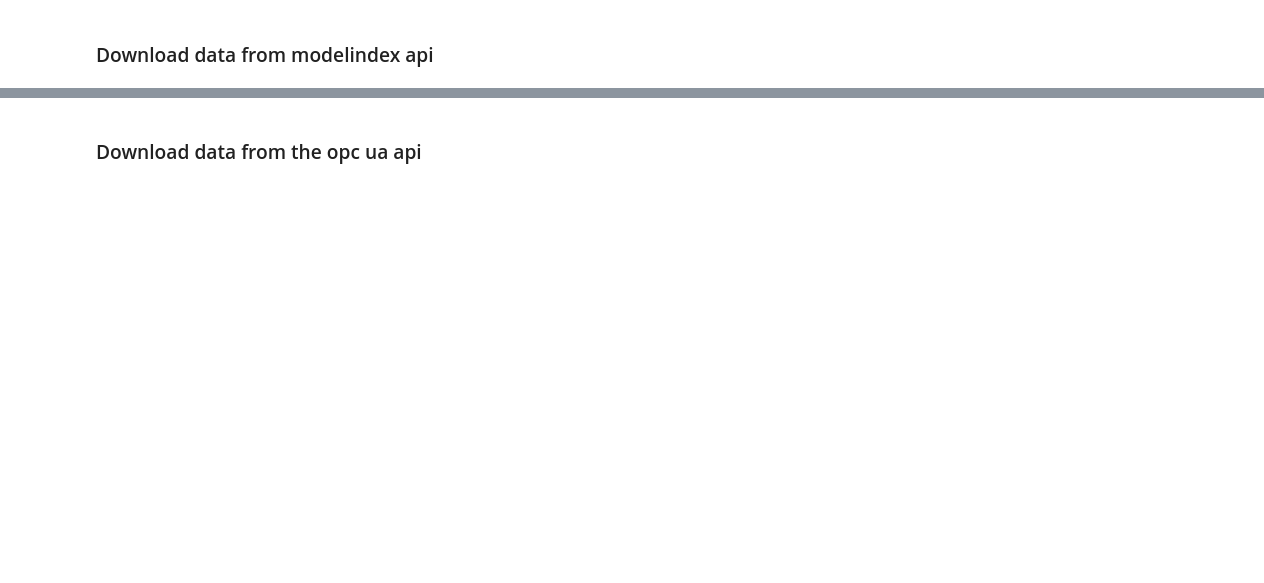
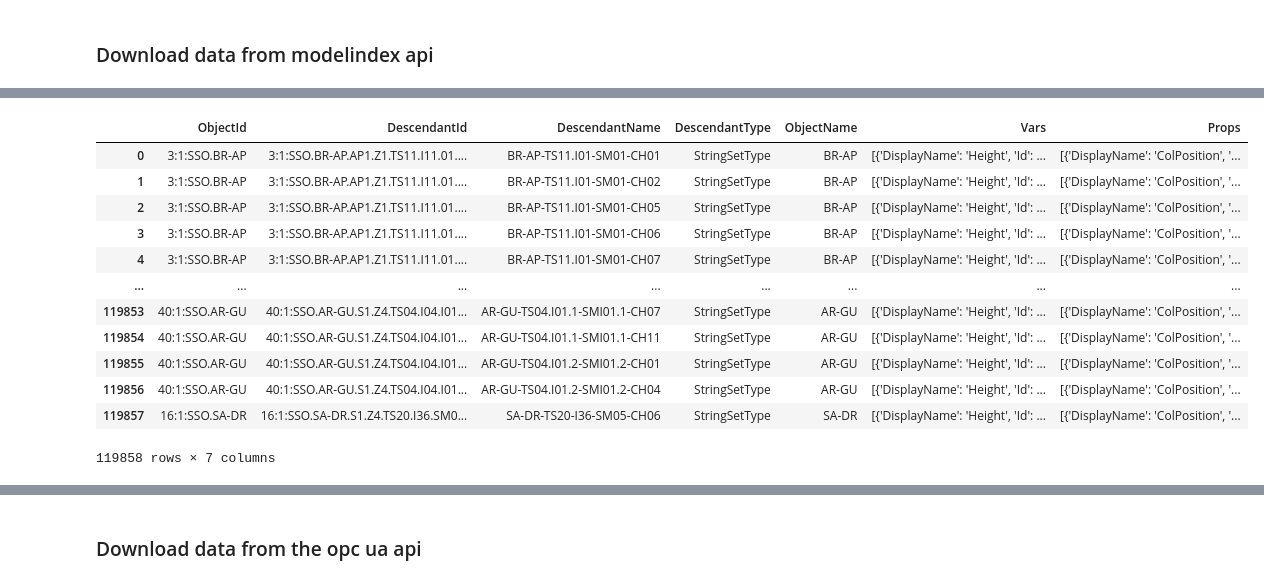
Before and after one commit to PrediktorAS/pyPrediktorMapClient, a Jupyter notebook: notebooks/Exploring_API_Functions.ipynb, the cells around one changed output, grey strips where cells are left out. Cells and saved outputs as stored; diff of their text form; code cells hidden in the pictures; blank space fills up the shorter version.

```diff
--- a/notebooks/Exploring_API_Functions.ipynb
+++ b/notebooks/Exploring_API_Functions.ipynb
@@ -73,6 +143,20 @@ obj_of_types
 # %%
 # Descendents of an object type
-obj_descendents = mdx.get_object_descendants("StringSetType", obj_of_types, "PV_Assets")
+obj_descendents = mdx.get_object_descendants("StringSetType", obj_of_types, "PV_Assets", return_format="dataframe")
 obj_descendents
+# %% [output]
+|  | ObjectId | DescendantId | DescendantName | DescendantType | ObjectName | Vars | Props |
+| 0 | 3:1:SSO.BR-AP | 3:1:SSO.BR-AP.AP1.Z1.TS11.I11.01.... | BR-AP-TS11.I01-SM01-CH01 | StringSetType | BR-AP | [{'DisplayName': 'Height', 'Id': ... | [{'DisplayName': 'ColPosition', '... |
+| 1 | 3:1:SSO.BR-AP | 3:1:SSO.BR-AP.AP1.Z1.TS11.I11.01.... | BR-AP-TS11.I01-SM01-CH02 | StringSetType | BR-AP | [{'DisplayName': 'Height', 'Id': ... | [{'DisplayName': 'ColPosition', '... |
+| 2 | 3:1:SSO.BR-AP | 3:1:SSO.BR-AP.AP1.Z1.TS11.I11.01.... | BR-AP-TS11.I01-SM01-CH05 | StringSetType | BR-AP | [{'DisplayName': 'Height', 'Id': ... | [{'DisplayName': 'ColPosition', '... |
+| 3 | 3:1:SSO.BR-AP | 3:1:SSO.BR-AP.AP1.Z1.TS11.I11.01.... | BR-AP-TS11.I01-SM01-CH06 | StringSetType | BR-AP | [{'DisplayName': 'Height', 'Id': ... | [{'DisplayName': 'ColPosition', '... |
+| 4 | 3:1:SSO.BR-AP | 3:1:SSO.BR-AP.AP1.Z1.TS11.I11.01.... | BR-AP-TS11.I01-SM01-CH07 | StringSetType | BR-AP | [{'DisplayName': 'Height', 'Id': ... | [{'DisplayName': 'ColPosition', '... |
+| ... | ... | ... | ... | ... | ... | ... | ... |
+| 119853 | 40:1:SSO.AR-GU | 40:1:SSO.AR-GU.S1.Z4.TS04.I04.I01... | AR-GU-TS04.I01.1-SMI01.1-CH07 | StringSetType | AR-GU | [{'DisplayName': 'Height', 'Id': ... | [{'DisplayName': 'ColPosition', '... |
+| 119854 | 40:1:SSO.AR-GU | 40:1:SSO.AR-GU.S1.Z4.TS04.I04.I01... | AR-GU-TS04.I01.1-SMI01.1-CH11 | StringSetType | AR-GU | [{'DisplayName': 'Height', 'Id': ... | [{'DisplayName': 'ColPosition', '... |
+| 119855 | 40:1:SSO.AR-GU | 40:1:SSO.AR-GU.S1.Z4.TS04.I04.I01... | AR-GU-TS04.I01.2-SMI01.2-CH01 | StringSetType | AR-GU | [{'DisplayName': 'Height', 'Id': ... | [{'DisplayName': 'ColPosition', '... |
+| 119856 | 40:1:SSO.AR-GU | 40:1:SSO.AR-GU.S1.Z4.TS04.I04.I01... | AR-GU-TS04.I01.2-SMI01.2-CH04 | StringSetType | AR-GU | [{'DisplayName': 'Height', 'Id': ... | [{'DisplayName': 'ColPosition', '... |
+| 119857 | 16:1:SSO.SA-DR | 16:1:SSO.SA-DR.S1.Z4.TS20.I36.SM0... | SA-DR-TS20-I36-SM05-CH06 | StringSetType | SA-DR | [{'DisplayName': 'Height', 'Id': ... | [{'DisplayName': 'ColPosition', '... |
+119858 rows × 7 columns
 # %%
 # All the sites on the OPC server
```
Also changed, not shown: parts of 14 cells of this notebook, 6 other files.
